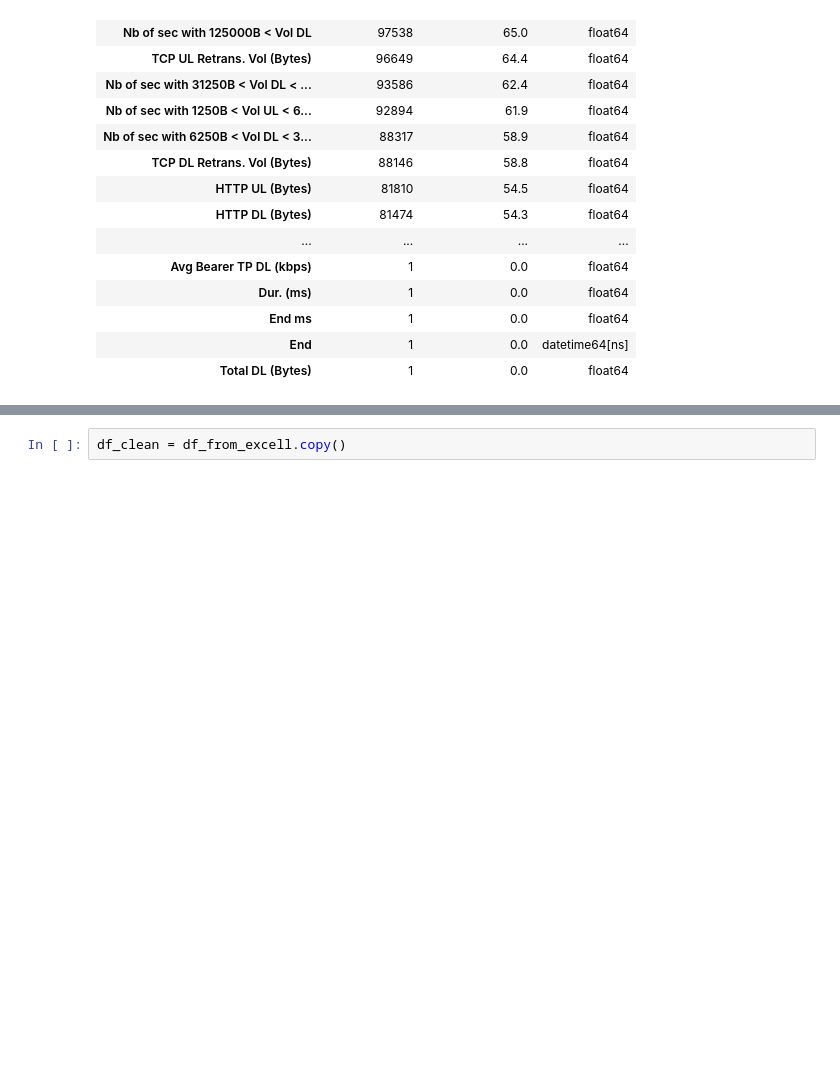
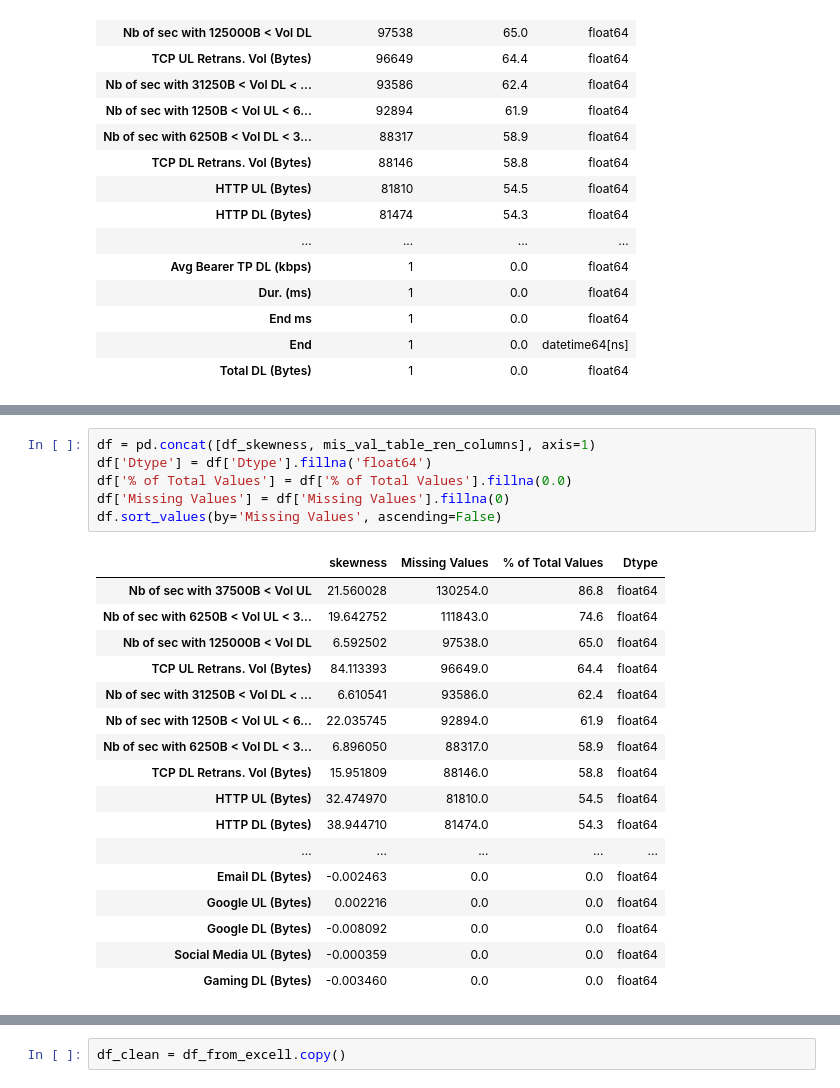
Before and after one commit to degagawolde/User-Analytics-Telecommunication-Industry, a Jupyter notebook: notebook/Data-Cleaning-Transforming-Extraction.ipynb, the cells around one changed output, grey strips where cells are left out. Drawn from its saved outputs; the diff is of its cells as text; blank space fills up the shorter version.

```diff
--- a/notebook/Data-Cleaning-Transforming-Extraction.ipynb
+++ b/notebook/Data-Cleaning-Transforming-Extraction.ipynb
@@ -208,0 +200,24 @@ print(drop_column.tolist())
+# %%
+df = pd.concat([df_skewness, mis_val_table_ren_columns], axis=1)
+df['Dtype'] = df['Dtype'].fillna('float64')
+df['% of Total Values'] = df['% of Total Values'].fillna(0.0)
+df['Missing Values'] = df['Missing Values'].fillna(0)
+df.sort_values(by='Missing Values', ascending=False)
+# %% [output]
+|  | skewness | Missing Values | % of Total Values | Dtype |
+| Nb of sec with 37500B < Vol UL | 21.560028 | 130254.0 | 86.8 | float64 |
+| Nb of sec with 6250B < Vol UL < 3... | 19.642752 | 111843.0 | 74.6 | float64 |
+| Nb of sec with 125000B < Vol DL | 6.592502 | 97538.0 | 65.0 | float64 |
+| TCP UL Retrans. Vol (Bytes) | 84.113393 | 96649.0 | 64.4 | float64 |
+| Nb of sec with 31250B < Vol DL < ... | 6.610541 | 93586.0 | 62.4 | float64 |
+| Nb of sec with 1250B < Vol UL < 6... | 22.035745 | 92894.0 | 61.9 | float64 |
+| Nb of sec with 6250B < Vol DL < 3... | 6.896050 | 88317.0 | 58.9 | float64 |
+| TCP DL Retrans. Vol (Bytes) | 15.951809 | 88146.0 | 58.8 | float64 |
+| HTTP UL (Bytes) | 32.474970 | 81810.0 | 54.5 | float64 |
+| HTTP DL (Bytes) | 38.944710 | 81474.0 | 54.3 | float64 |
+| ... | ... | ... | ... | ... |
+| Email DL (Bytes) | -0.002463 | 0.0 | 0.0 | float64 |
+| Google UL (Bytes) | 0.002216 | 0.0 | 0.0 | float64 |
+| Google DL (Bytes) | -0.008092 | 0.0 | 0.0 | float64 |
+| Social Media UL (Bytes) | -0.000359 | 0.0 | 0.0 | float64 |
+| Gaming DL (Bytes) | -0.003460 | 0.0 | 0.0 | float64 |
```
Also changed, not shown: parts of 12 cells of this notebook, 3 other files.
